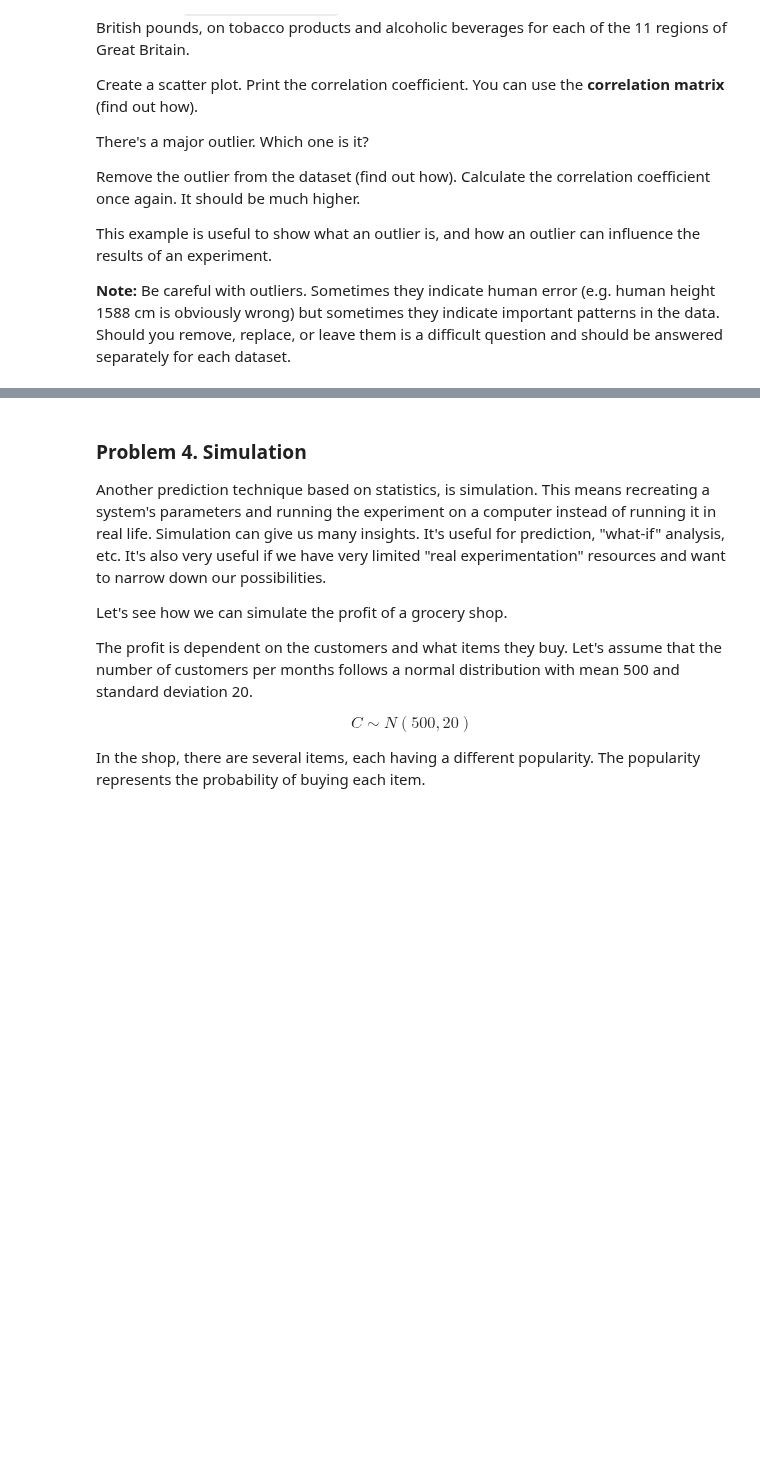
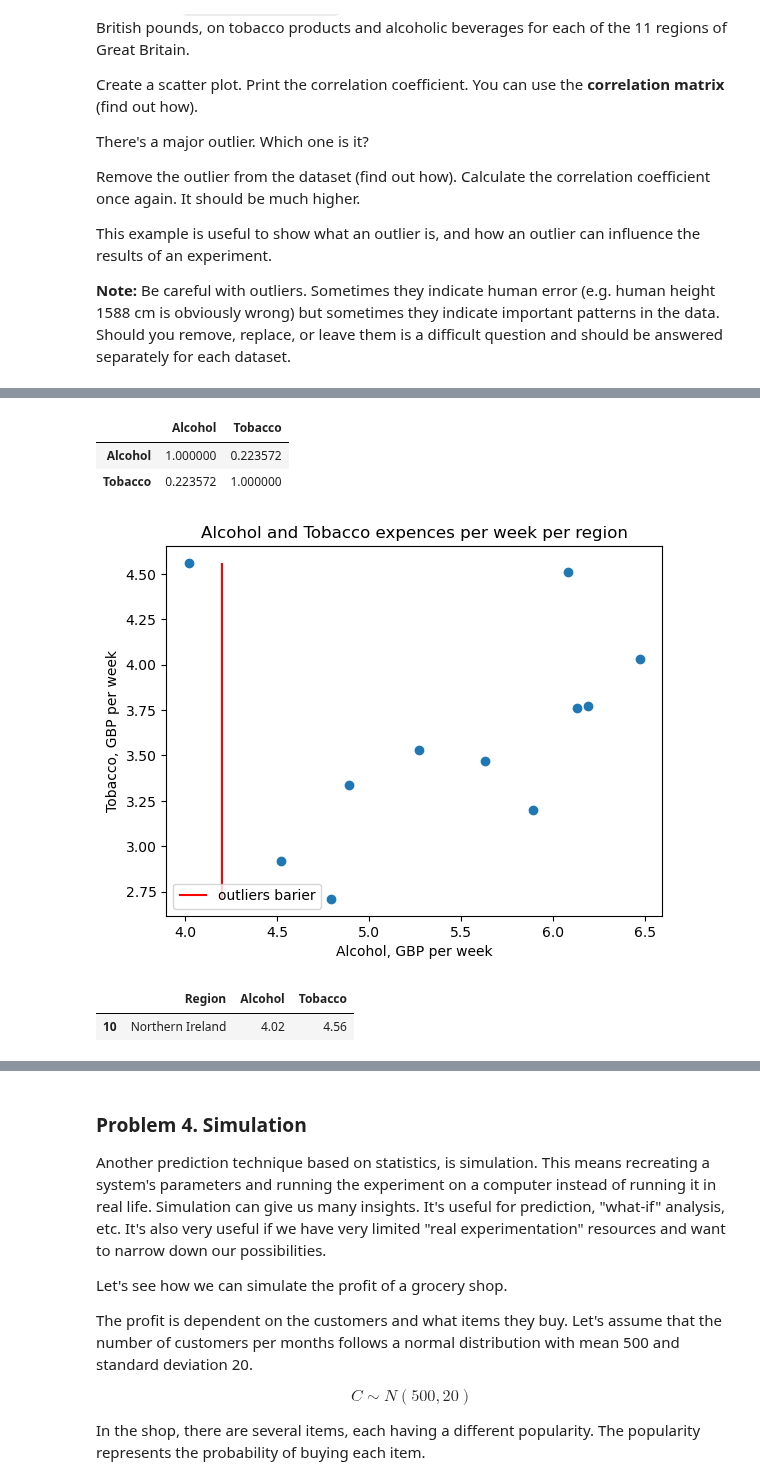
Before and after one commit to mi6oo6im/ml_math_for_devs, a Jupyter notebook: 12. Exercise Statistics/Statistics Exercise.ipynb, the cells around one changed output, grey strips where cells are left out. Drawn from its saved outputs; the diff is of its cells as text; code cells hidden in the pictures; blank space fills up the shorter version.

```diff
--- a/12. Exercise Statistics/Statistics Exercise.ipynb
+++ b/12. Exercise Statistics/Statistics Exercise.ipynb
@@ -255,0 +254,2 @@ This example is useful to show what an outlier is, and how an outlier can influe
+# %%
+alc_tob_df = pd.read_table('data/alcohol_tobacco.dat')
@@ -255,0 +271,21 @@ This example is useful to show what an outlier is, and how an outlier can influe
+# %%
+alc_tob_df[['Alcohol','Tobacco']].corr()
+# %% [output]
+|  | Alcohol | Tobacco |
+| Alcohol | 1.000000 | 0.223572 |
+| Tobacco | 0.223572 | 1.000000 |
+# %%
+plt.scatter(alc_tob_df['Alcohol'], alc_tob_df['Tobacco'])
+plt.title('Alcohol and Tobacco expences per week per region')
+plt.vlines(4.2, alc_tob_df['Tobacco'].min(), alc_tob_df['Tobacco'].max(), label = 'outliers barier', color = 'red')
+plt.legend()
+plt.xlabel('Alcohol, GBP per week')
+plt.ylabel('Tobacco, GBP per week')
+plt.show()
+# %% [output]
+[figure, added]
+# %%
+alc_tob_df[(alc_tob_df['Alcohol'] < 4.5) & (alc_tob_df['Tobacco'] > 4.5)]
+# %% [output]
+|  | Region | Alcohol | Tobacco |
+| 10 | Northern Ireland | 4.02 | 4.56 |
```
Also changed, not shown: parts of 9 cells of this notebook, 2 other files.
